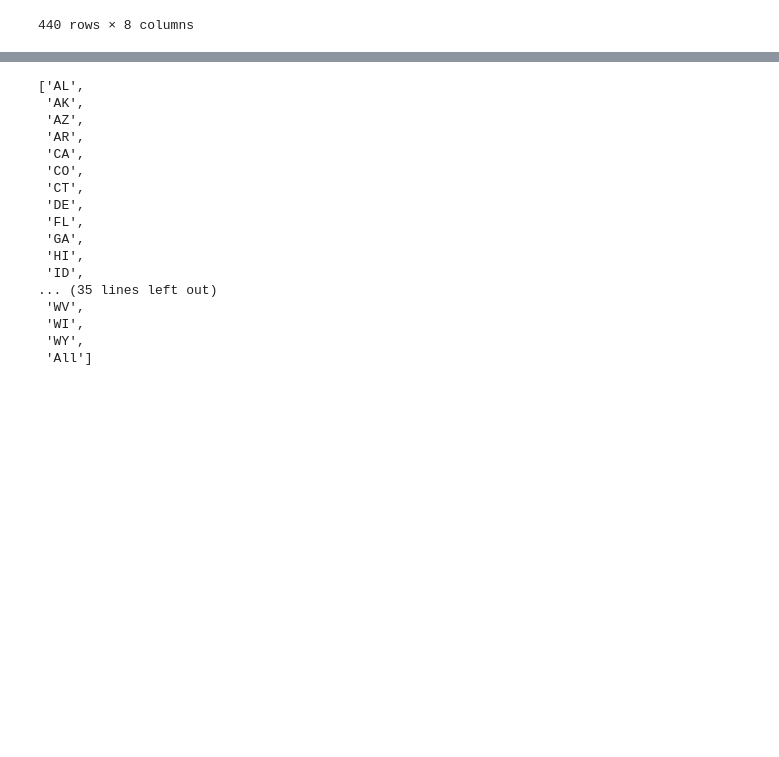
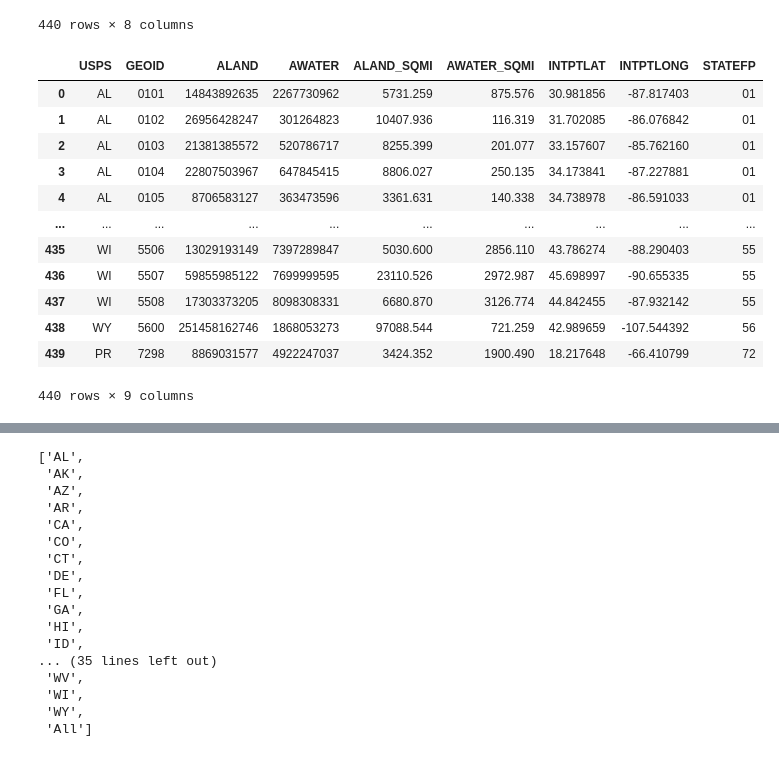
Before and after one commit to nss-data-science-cohort-7/webscraping-open-secrets-boooooleans, a Jupyter notebook: notebooks/maps_in_dash.ipynb, the cells around one changed output, grey strips where cells are left out. Saved outputs shown, nothing was run; the diff lists cells and outputs as text; code cells hidden in the pictures; blank space fills up the shorter version.

```diff
--- a/notebooks/maps_in_dash.ipynb
+++ b/notebooks/maps_in_dash.ipynb
@@ -114,3 +128,20 @@ xy_districts
 | 438 | WY | 5600 | 251458162746 | 1868053273 | 97088.544 | 721.259 | 42.989659 | -107.544392 |
 | 439 | PR | 7298 | 8869031577 | 4922247037 | 3424.352 | 1900.490 | 18.217648 | -66.410799 |
 440 rows × 8 columns
+# %%
+xy_districts['STATEFP'] = xy_districts['GEOID'].str[:2]
+xy_districts
+# %% [output]
+|  | USPS | GEOID | ALAND | AWATER | ALAND_SQMI | AWATER_SQMI | INTPTLAT | INTPTLONG | STATEFP |
+| 0 | AL | 0101 | 14843892635 | 2267730962 | 5731.259 | 875.576 | 30.981856 | -87.817403 | 01 |
+| 1 | AL | 0102 | 26956428247 | 301264823 | 10407.936 | 116.319 | 31.702085 | -86.076842 | 01 |
+| 2 | AL | 0103 | 21381385572 | 520786717 | 8255.399 | 201.077 | 33.157607 | -85.762160 | 01 |
+| 3 | AL | 0104 | 22807503967 | 647845415 | 8806.027 | 250.135 | 34.173841 | -87.227881 | 01 |
+| 4 | AL | 0105 | 8706583127 | 363473596 | 3361.631 | 140.338 | 34.738978 | -86.591033 | 01 |
+| ... | ... | ... | ... | ... | ... | ... | ... | ... | ... |
+| 435 | WI | 5506 | 13029193149 | 7397289847 | 5030.600 | 2856.110 | 43.786274 | -88.290403 | 55 |
+| 436 | WI | 5507 | 59855985122 | 7699999595 | 23110.526 | 2972.987 | 45.698997 | -90.655335 | 55 |
+| 437 | WI | 5508 | 17303373205 | 8098308331 | 6680.870 | 3126.774 | 44.842455 | -87.932142 | 55 |
+| 438 | WY | 5600 | 251458162746 | 1868053273 | 97088.544 | 721.259 | 42.989659 | -107.544392 | 56 |
+| 439 | PR | 7298 | 8869031577 | 4922247037 | 3424.352 | 1900.490 | 18.217648 | -66.410799 | 72 |
+440 rows × 9 columns
```
Also changed, not shown: parts of 8 cells of this notebook, 1 other file.
